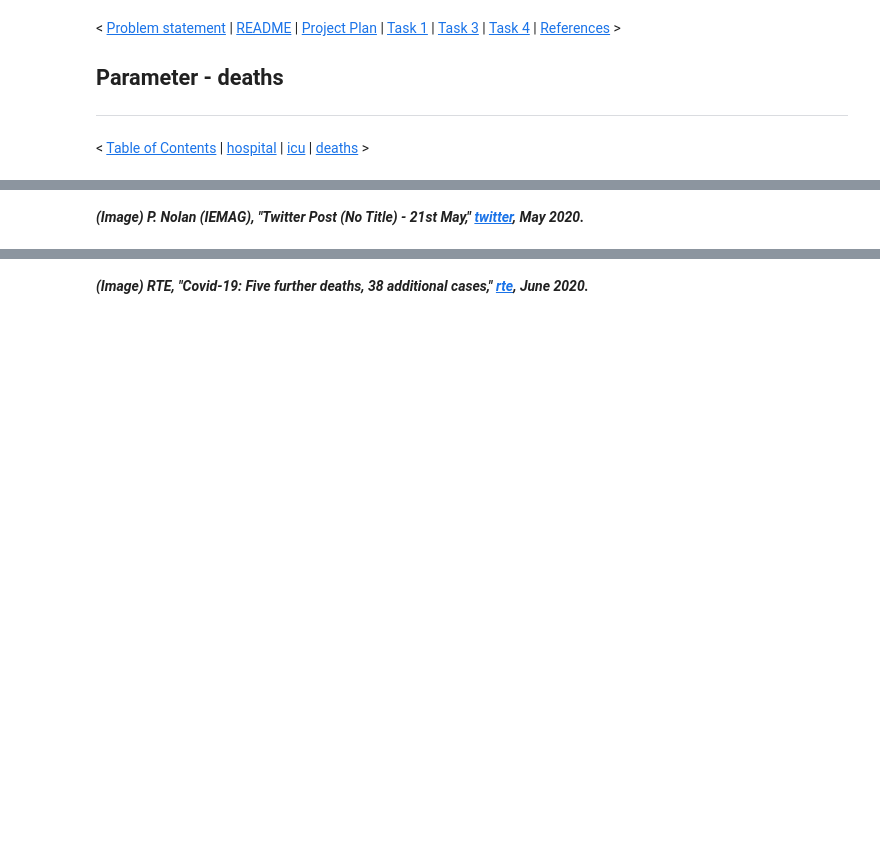
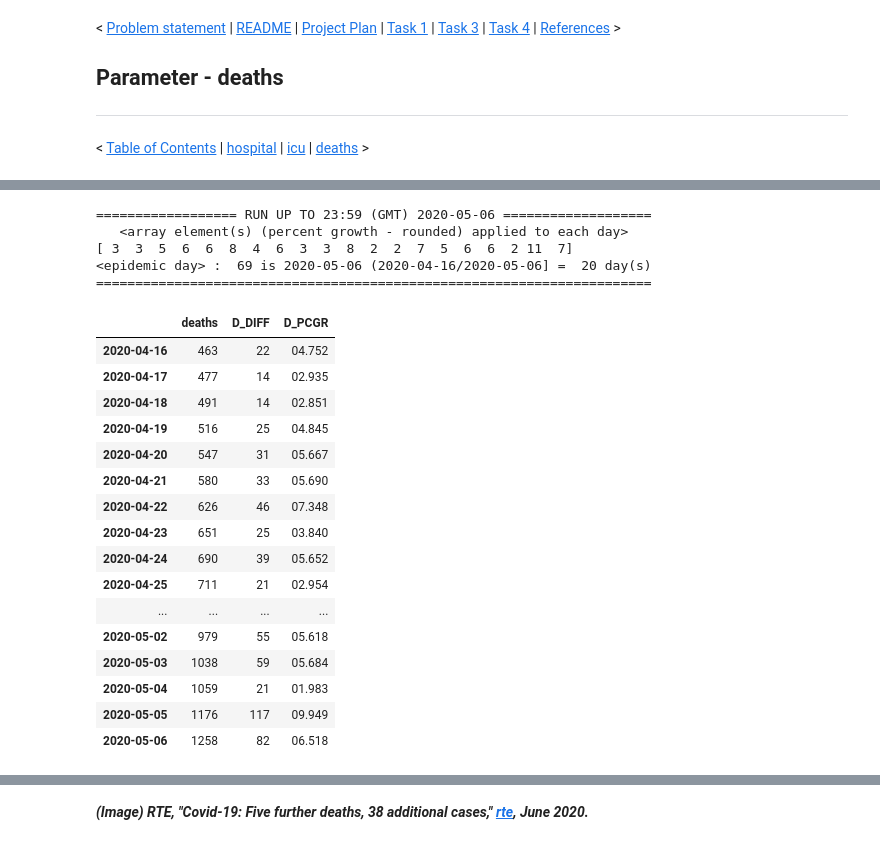
Before and after one commit to E6985/pda-numpy-random-simulation, a Jupyter notebook: Programming-for-Data-Analysis-Project-2020.ipynb, the cells around one changed output, grey strips where cells are left out. Drawn from its saved outputs; the diff is of its cells as text; code cells hidden in the pictures; blank space fills up the shorter version.

```diff
--- a/Programming-for-Data-Analysis-Project-2020.ipynb
+++ b/Programming-for-Data-Analysis-Project-2020.ipynb
@@ -1957,5 +2045,31 @@ https://twitter.com/CMOIreland/status/1252344273938219011
-# %% [markdown]
-***(Image) P. Nolan (IEMAG), "Twitter Post (No Title) - 21st May," [twitter](https://web.archive.org/web/20201221121700/https://twitter.com/President_MU/status/1263547672369278983/photo/1), May 2020.***
+# %%
+nFrom,nTo="2020-04-16","2020-05-06"
+nDeaths=fCovid19(nFrom,nTo,nColumn,np.random.default_rng().poisson(5,size=20))
+fEpidemicDay(dfCovid19,nTo)
+fStatus(dfCovid19,nFrom,nTo)[[nColumn,"D_DIFF","D_PCGR"]]
+# %% [output]
+================== RUN UP TO 23:59 (GMT) 2020-05-06 ===================
+   <array element(s) (percent growth - rounded) applied to each day>
+[ 3  3  5  6  6  8  4  6  3  3  8  2  2  7  5  6  6  2 11  7]
+<epidemic day> :  69 is 2020-05-06 (2020-04-16/2020-05-06] =  20 day(s)
+=======================================================================
+|  | deaths | D_DIFF | D_PCGR |
+| 2020-04-16 | 463 | 22 | 04.752 |
+| 2020-04-17 | 477 | 14 | 02.935 |
+| 2020-04-18 | 491 | 14 | 02.851 |
+| 2020-04-19 | 516 | 25 | 04.845 |
+| 2020-04-20 | 547 | 31 | 05.667 |
+| 2020-04-21 | 580 | 33 | 05.690 |
+| 2020-04-22 | 626 | 46 | 07.348 |
+| 2020-04-23 | 651 | 25 | 03.840 |
+| 2020-04-24 | 690 | 39 | 05.652 |
+| 2020-04-25 | 711 | 21 | 02.954 |
+| ... | ... | ... | ... |
+| 2020-05-02 | 979 | 55 | 05.618 |
+| 2020-05-03 | 1038 | 59 | 05.684 |
+| 2020-05-04 | 1059 | 21 | 01.983 |
+| 2020-05-05 | 1176 | 117 | 09.949 |
+| 2020-05-06 | 1258 | 82 | 06.518 |
 # %% [markdown]
 [<img style="float:right;" src="img/06042020-confirmed-cases-deaths-each-day-RTE-06042020.png" target="_blank" width=200/>](https://github.com/E6985/pda-numpy-random-simulation/blob/main/img/06042020-confirmed-cases-deaths-each-day-RTE-06042020.png)
 
```
Also changed, not shown: parts of 53 cells of this notebook.
